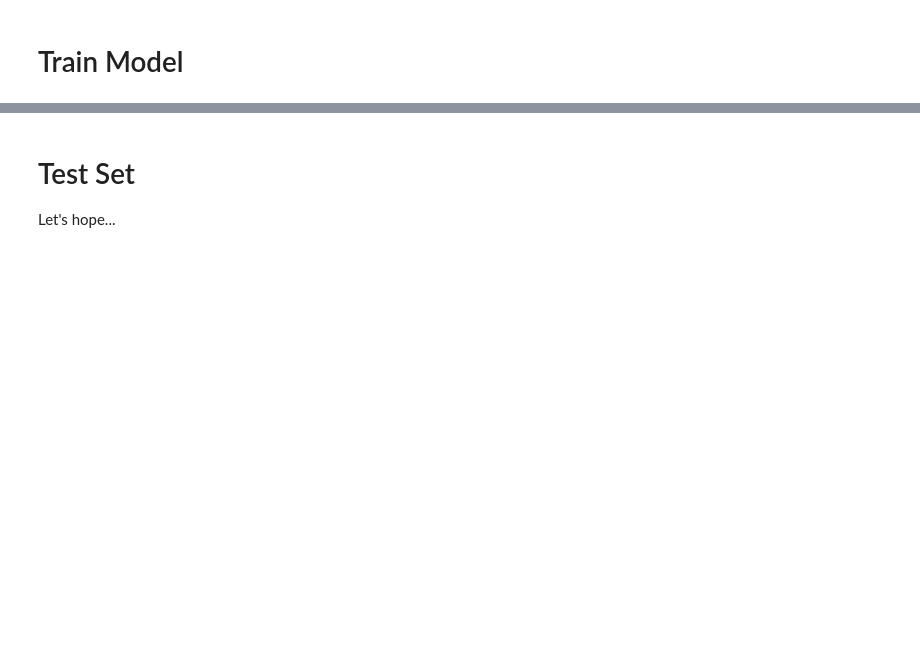
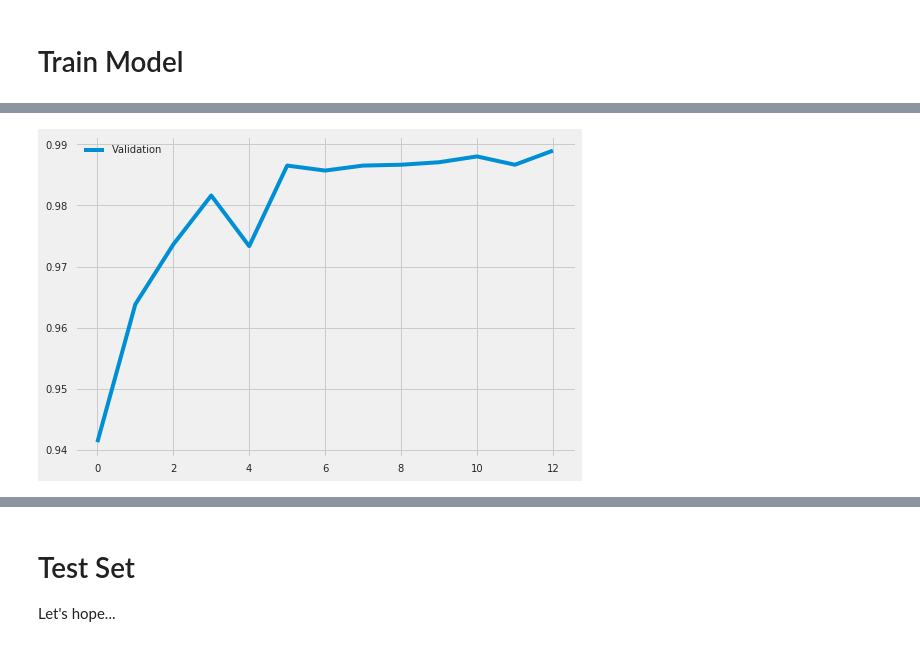
Before and after one commit to arose13/Learning, a Jupyter notebook: Kaggle MNIST.ipynb, the cells around one changed output, grey strips where cells are left out. Cells and saved outputs as stored; diff of their text form; code cells hidden in the pictures; blank space fills up the shorter version.

```diff
--- a/Kaggle MNIST.ipynb
+++ b/Kaggle MNIST.ipynb
@@ -135 +155,7 @@ Epoch 250/250
+# %%
+graph.plot(history.history['val_acc'], label='Validation')
+graph.legend(loc=0)
+graph.show()
+# %% [output]
+[figure, added]
 # %%
```
Also changed, not shown: parts of 10 cells of this notebook.
